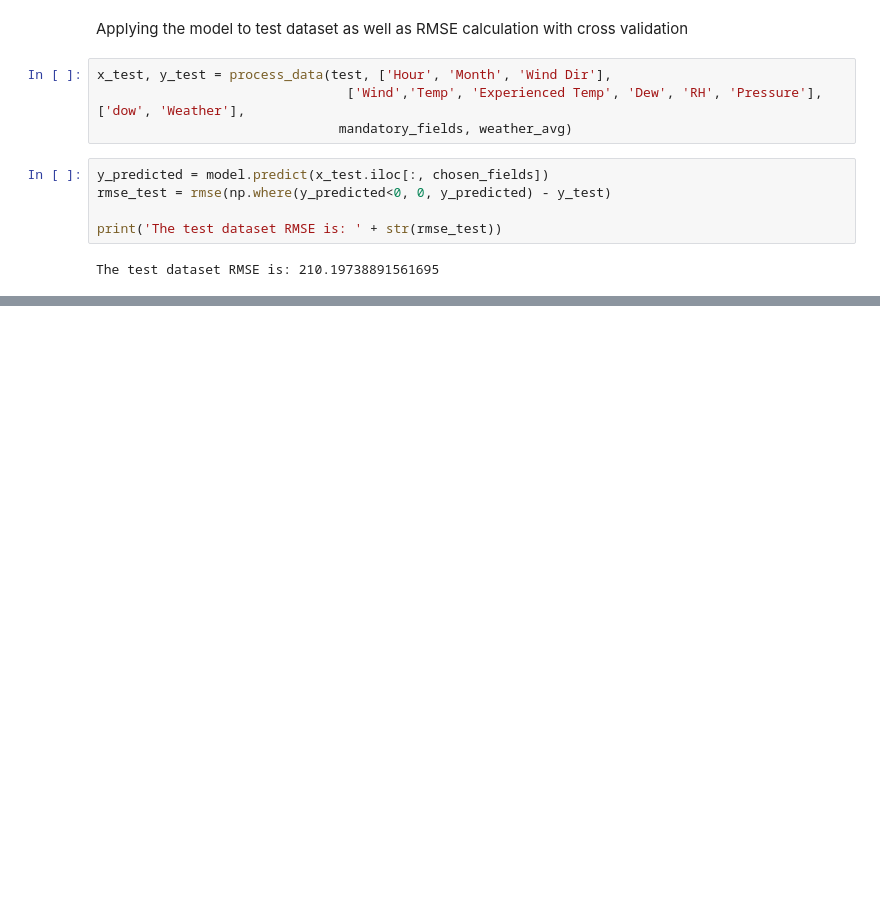
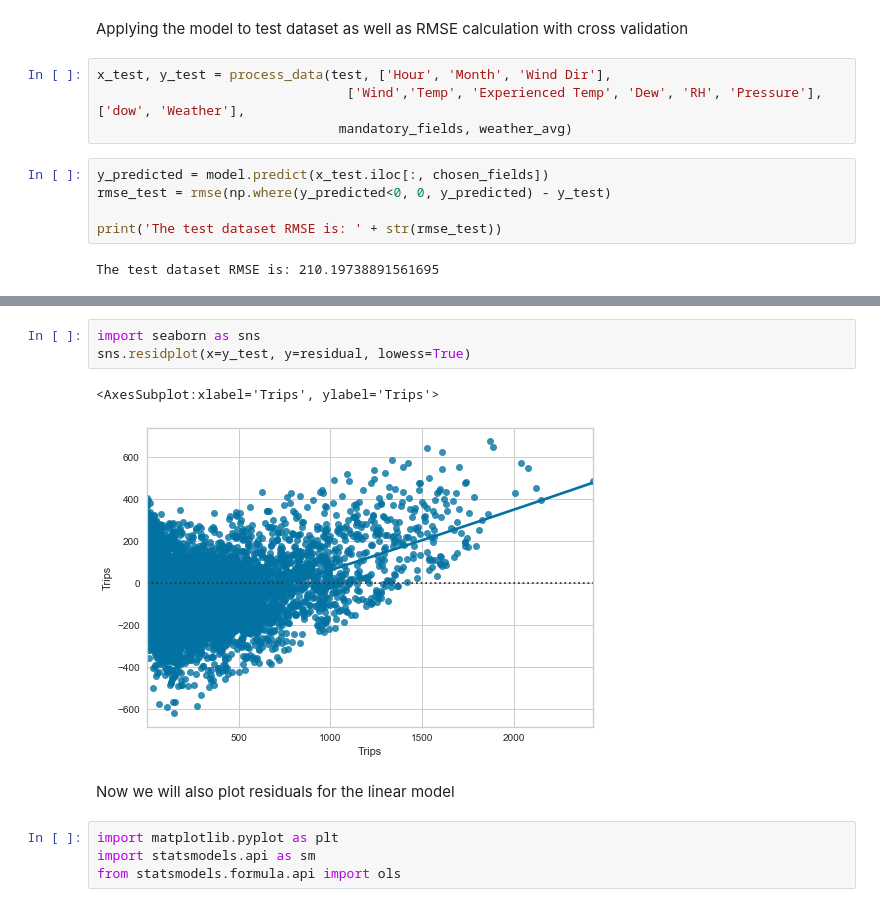
Before and after one commit to rickl4/bikeshare_project, a Jupyter notebook: stage3/modelling.ipynb, the cells around one changed output, grey strips where cells are left out. Cells and saved outputs as stored; diff of their text form; blank space fills up the shorter version.

```diff
--- a/stage3/modelling.ipynb
+++ b/stage3/modelling.ipynb
@@ -544,0 +572,12 @@ The test dataset RMSE is: 210.19738891561695
+# %%
+import seaborn as sns
+sns.residplot(x=y_test, y=residual, lowess=True)
+# %% [output]
+<AxesSubplot:xlabel='Trips', ylabel='Trips'>
+[figure, added]
+# %% [markdown]
+Now we will also plot residuals for the linear model
+# %%
+import matplotlib.pyplot as plt
+import statsmodels.api as sm
+from statsmodels.formula.api import ols
```
Also changed, not shown: parts of 12 cells of this notebook.
